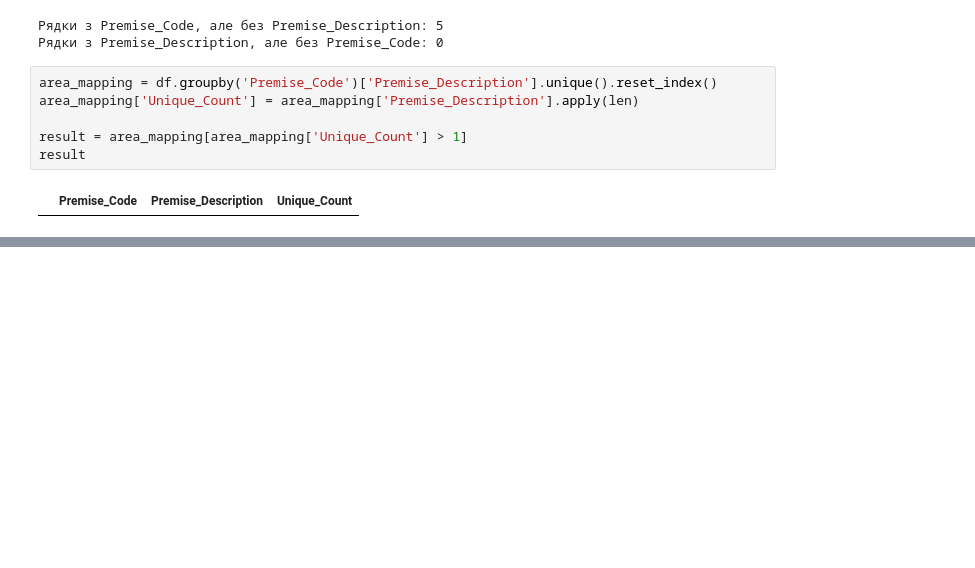
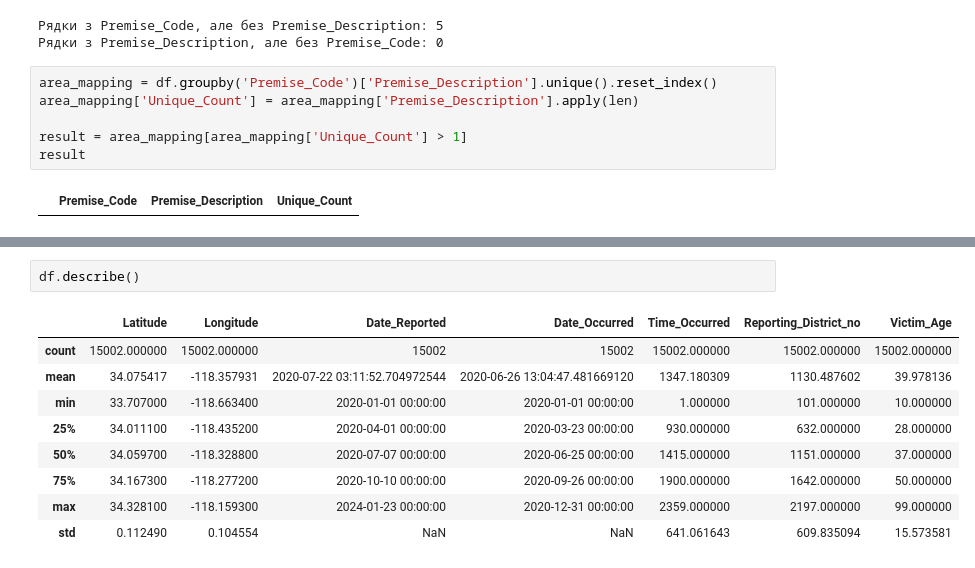
Before and after one commit to mssamoilenko/data_analysis_crime_samoilenko, a Jupyter notebook: data-analysis-crime-samoilenko2.ipynb, the cells around one changed output, grey strips where cells are left out. Drawn from its saved outputs; the diff is of its cells as text; blank space fills up the shorter version.

```diff
--- a/data-analysis-crime-samoilenko2.ipynb
+++ b/data-analysis-crime-samoilenko2.ipynb
@@ -408,0 +440,12 @@ result
+# %%
+df.describe()
+# %% [output]
+|  | Latitude | Longitude | Date_Reported | Date_Occurred | Time_Occurred | Reporting_District_no | Victim_Age |
+| count | 15002.000000 | 15002.000000 | 15002 | 15002 | 15002.000000 | 15002.000000 | 15002.000000 |
+| mean | 34.075417 | -118.357931 | 2020-07-22 03:11:52.704972544 | 2020-06-26 13:04:47.481669120 | 1347.180309 | 1130.487602 | 39.978136 |
+| min | 33.707000 | -118.663400 | 2020-01-01 00:00:00 | 2020-01-01 00:00:00 | 1.000000 | 101.000000 | 10.000000 |
+| 25% | 34.011100 | -118.435200 | 2020-04-01 00:00:00 | 2020-03-23 00:00:00 | 930.000000 | 632.000000 | 28.000000 |
+| 50% | 34.059700 | -118.328800 | 2020-07-07 00:00:00 | 2020-06-25 00:00:00 | 1415.000000 | 1151.000000 | 37.000000 |
+| 75% | 34.167300 | -118.277200 | 2020-10-10 00:00:00 | 2020-09-26 00:00:00 | 1900.000000 | 1642.000000 | 50.000000 |
+| max | 34.328100 | -118.159300 | 2024-01-23 00:00:00 | 2020-12-31 00:00:00 | 2359.000000 | 2197.000000 | 99.000000 |
+| std | 0.112490 | 0.104554 | NaN | NaN | 641.061643 | 609.835094 | 15.573581 |
```
Also changed, not shown: parts of 16 cells of this notebook.
